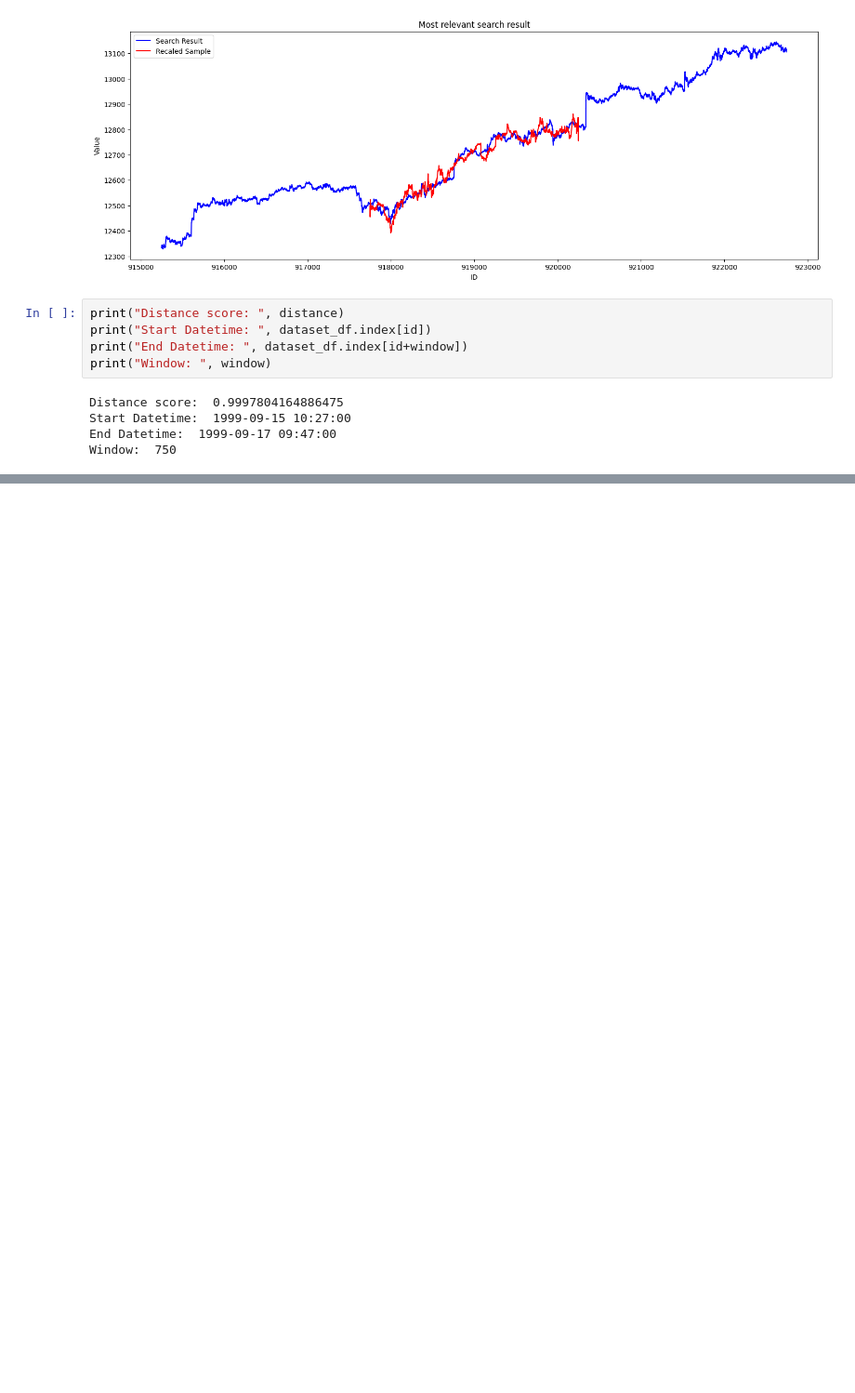
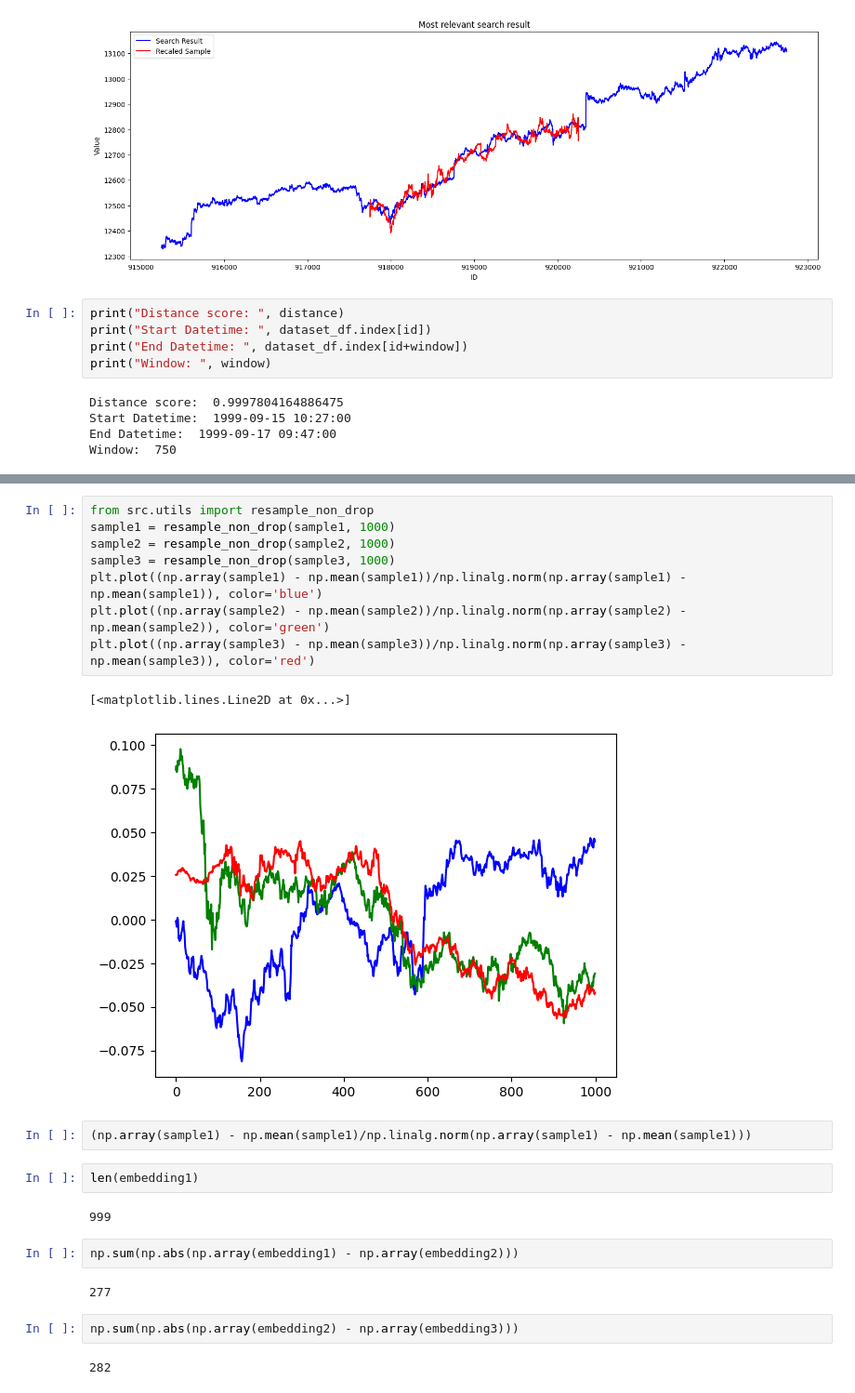
Before and after one commit to AI-General/Data_Analysis, a Jupyter notebook: mainNotebook.ipynb, the cells around one changed output, grey strips where cells are left out. Shown: that part at 93% size. Cells and saved outputs as stored; diff of their text form; blank space fills up the shorter version.

```diff
--- a/mainNotebook.ipynb
+++ b/mainNotebook.ipynb
@@ -259,0 +325,25 @@ Window:  750
+# %%
+from src.utils import resample_non_drop
+sample1 = resample_non_drop(sample1, 1000)
+sample2 = resample_non_drop(sample2, 1000)
+sample3 = resample_non_drop(sample3, 1000)
+plt.plot((np.array(sample1) - np.mean(sample1))/np.linalg.norm(np.array(sample1) - np.mean(sample1)), color='blue')
+plt.plot((np.array(sample2) - np.mean(sample2))/np.linalg.norm(np.array(sample2) - np.mean(sample2)), color='green')
+plt.plot((np.array(sample3) - np.mean(sample3))/np.linalg.norm(np.array(sample3) - np.mean(sample3)), color='red')
+# %% [output]
+[<matplotlib.lines.Line2D at 0x...>]
+[figure, added]
+# %%
+(np.array(sample1) - np.mean(sample1)/np.linalg.norm(np.array(sample1) - np.mean(sample1)))
+# %%
+len(embedding1)
+# %% [output]
+999
+# %%
+np.sum(np.abs(np.array(embedding1) - np.array(embedding2)))
+# %% [output]
+277
+# %%
+np.sum(np.abs(np.array(embedding2) - np.array(embedding3)))
+# %% [output]
+282
```
Also changed, not shown: parts of 12 cells of this notebook, 11 other files.
